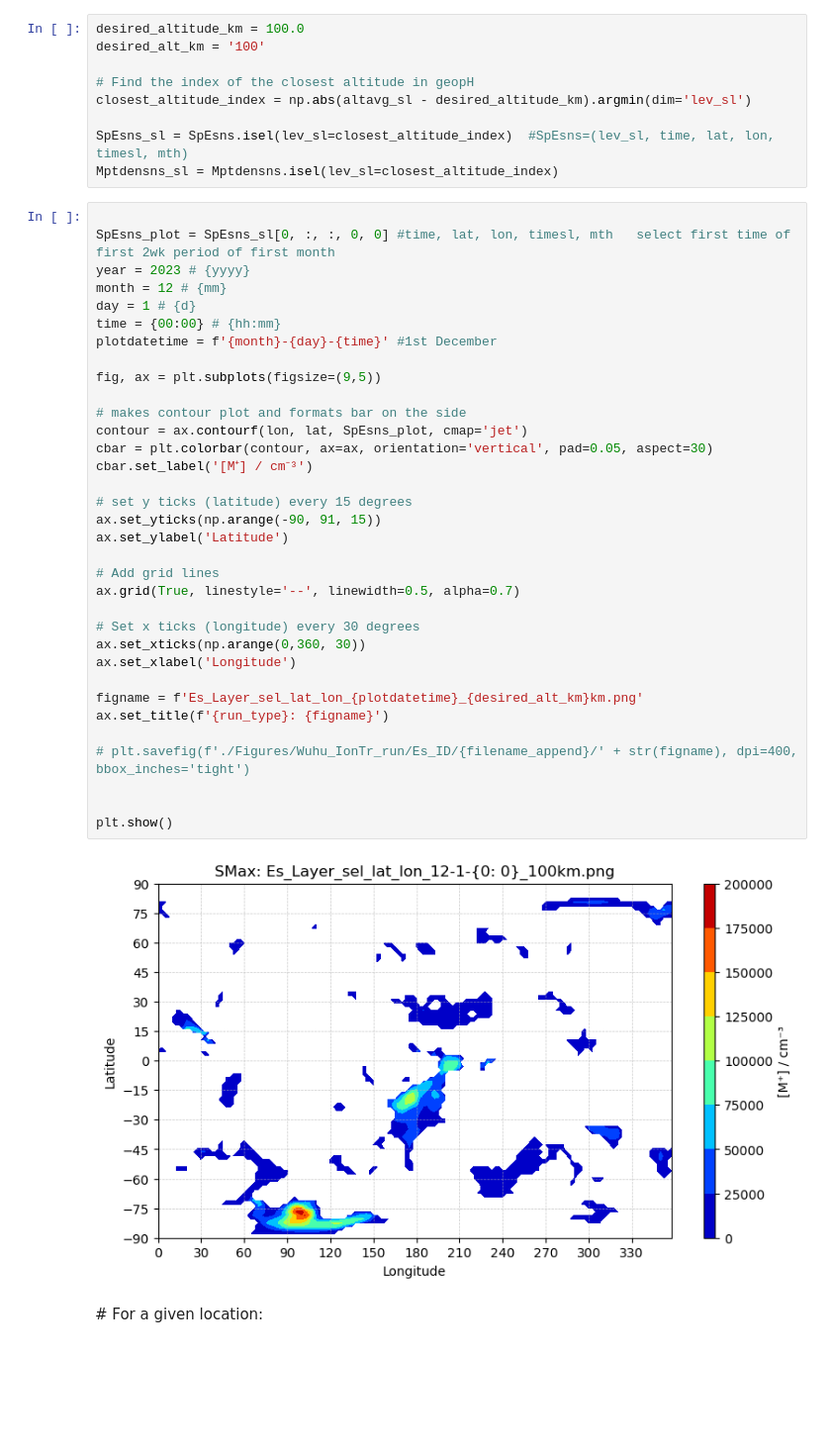
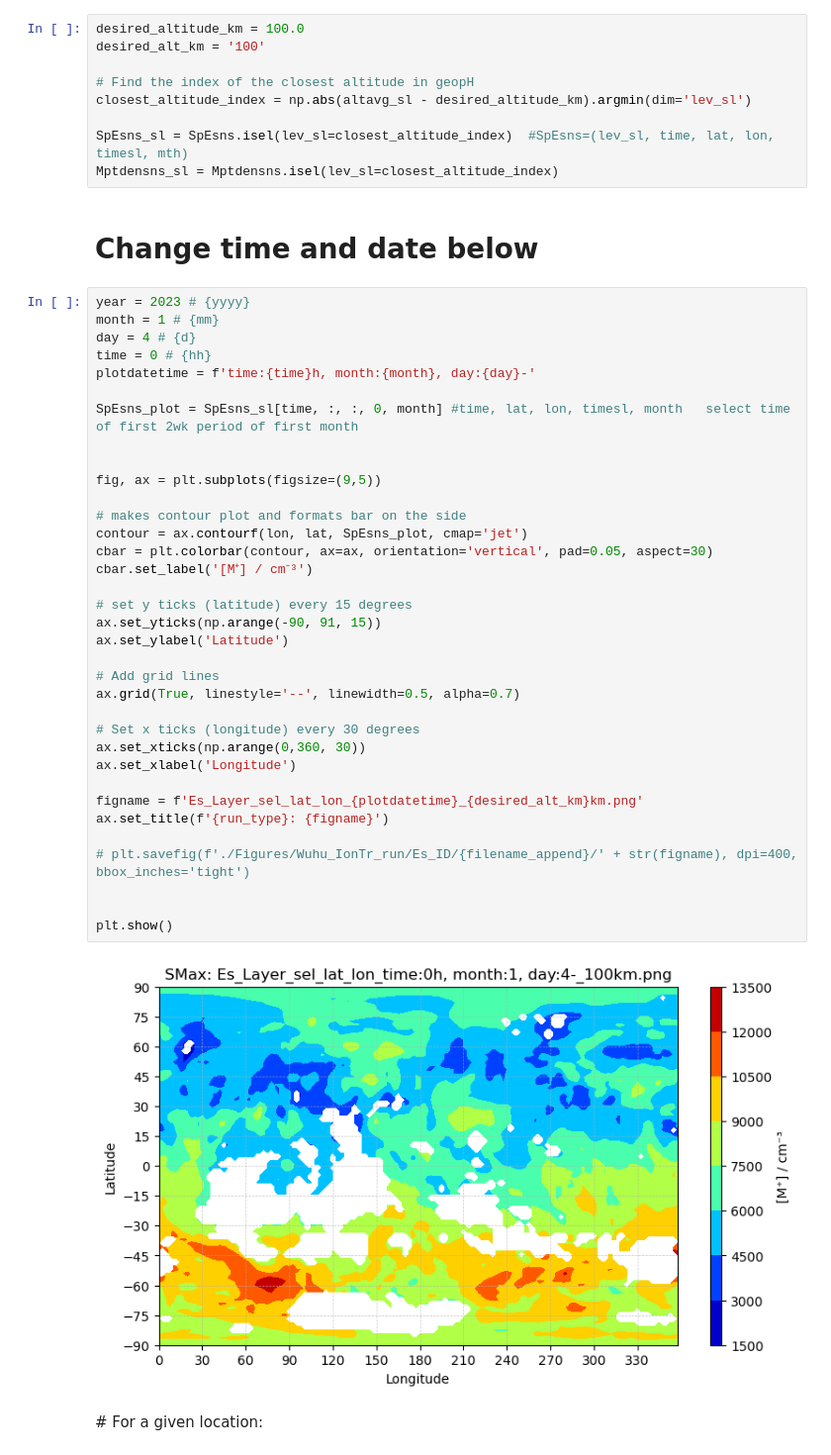
Before and after one commit to CharlieReyno/Sporadic-E-Project, a Jupyter notebook: WACCM_individual_plots.ipynb, the cells around one changed output. Shown at 99% size. Drawn from its saved outputs; the diff is of its cells as text; blank space fills up the shorter version.

Commit message:
Update individual plots notebook to use specified date and time

```diff
--- a/WACCM_individual_plots.ipynb
+++ b/WACCM_individual_plots.ipynb
@@ -95,42 +95,45 @@ closest_altitude_index = np.abs(altavg_sl - desired_altitude_km).argmin(dim='lev
 
 SpEsns_sl = SpEsns.isel(lev_sl=closest_altitude_index)  #SpEsns=(lev_sl, time, lat, lon, timesl, mth)
 Mptdensns_sl = Mptdensns.isel(lev_sl=closest_altitude_index)
+# %% [markdown]
+# Change time and date below
 # %%
+year = 2023 # {yyyy}
+month = 1 # {mm}
+day = 4 # {d}
+time = 0 # {hh}
+plotdatetime = f'time:{time}h, month:{month}, day:{day}-'
 
-SpEsns_plot = SpEsns_sl[0, :, :, 0, 0] #time, lat, lon, timesl, mth   select first time of first 2wk period of first month
-year = 2023 # {yyyy}
-month = 12 # {mm}
-day = 1 # {d}
-time = {00:00} # {hh:mm}
-plotdatetime = f'{month}-{day}-{time}' #1st December
+SpEsns_plot = SpEsns_sl[time, :, :, 0, month] #time, lat, lon, timesl, month   select time of first 2wk period of first month
+
 
 fig, ax = plt.subplots(figsize=(9,5))
 
 # makes contour plot and formats bar on the side
 contour = ax.contourf(lon, lat, SpEsns_plot, cmap='jet')
 cbar = plt.colorbar(contour, ax=ax, orientation='vertical', pad=0.05, aspect=30)
 cbar.set_label('[M⁺] / cm⁻³')
 
 # set y ticks (latitude) every 15 degrees
 ax.set_yticks(np.arange(-90, 91, 15))
 ax.set_ylabel('Latitude')
 
 # Add grid lines
 ax.grid(True, linestyle='--', linewidth=0.5, alpha=0.7)
 
 # Set x ticks (longitude) every 30 degrees
 ax.set_xticks(np.arange(0,360, 30))
 ax.set_xlabel('Longitude')
 
 figname = f'Es_Layer_sel_lat_lon_{plotdatetime}_{desired_alt_km}km.png'
 ax.set_title(f'{run_type}: {figname}')
 
 # plt.savefig(f'./Figures/Wuhu_IonTr_run/Es_ID/{filename_append}/' + str(figname), dpi=400, bbox_inches='tight')
 
 
 plt.show()
 # %% [output]
-[figure, old version]
+[figure, new version]
 # %% [markdown]
 # For a given location:
 # %%
```
Also changed, not shown: parts of 5 cells of this notebook.
